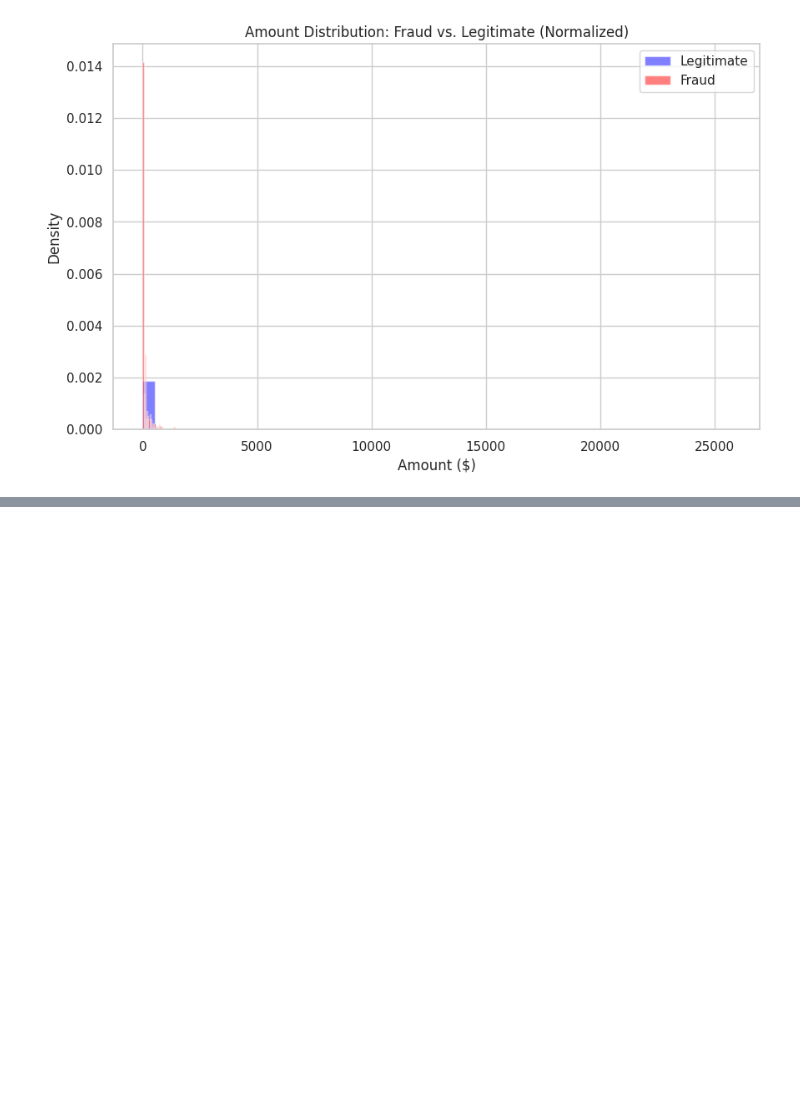
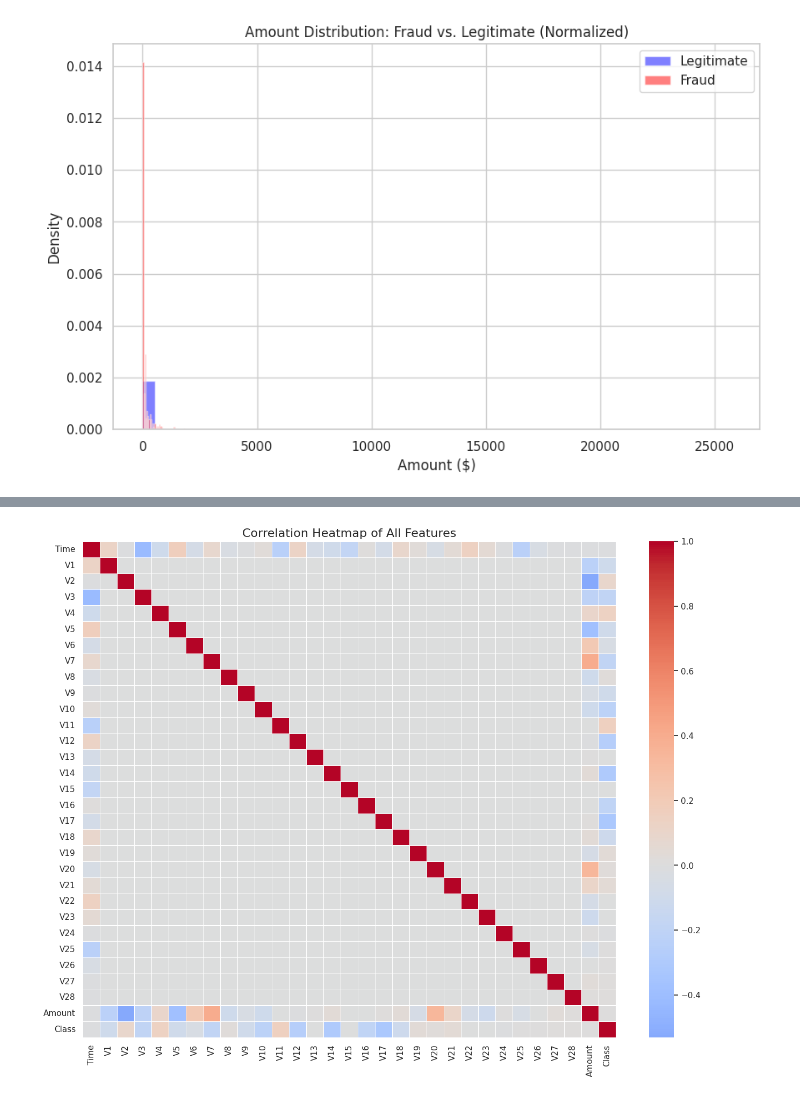
Before and after one commit to jmac052002/mlops-fraud-detection, a Jupyter notebook: notebooks/01-data-exploration.ipynb, the cells around one changed output, grey strips where cells are left out. Cells and saved outputs as stored; diff of their text form; code cells hidden in the pictures; blank space fills up the shorter version.

```diff
--- a/notebooks/01-data-exploration.ipynb
+++ b/notebooks/01-data-exploration.ipynb
@@ -173,0 +194,22 @@ plt.show()
+# %%
+import matplotlib.pyplot as plt
+import seaborn as sns
+
+# 1. Calculate the correalation matrix
+corr_matrix = df.corr()
+
+# 2. Set the figure size to handle 31 columns
+plt.figure(figsize=(16, 12))
+
+# 3. Create the heatmap
+sns.heatmap(corr_matrix,
+            cmap='coolwarm',
+            center=0,
+            annot=False,   # Set to True if youy want to see the actual numbers
+            linewidths=0.5)
+
+# 4. Add titles and labels
+plt.title('Correlation Heatmap of All Features', fontsize=16)
+plt.show()
+# %% [output]
+[figure, added]
```
Also changed, not shown: parts of 2 cells of this notebook.
